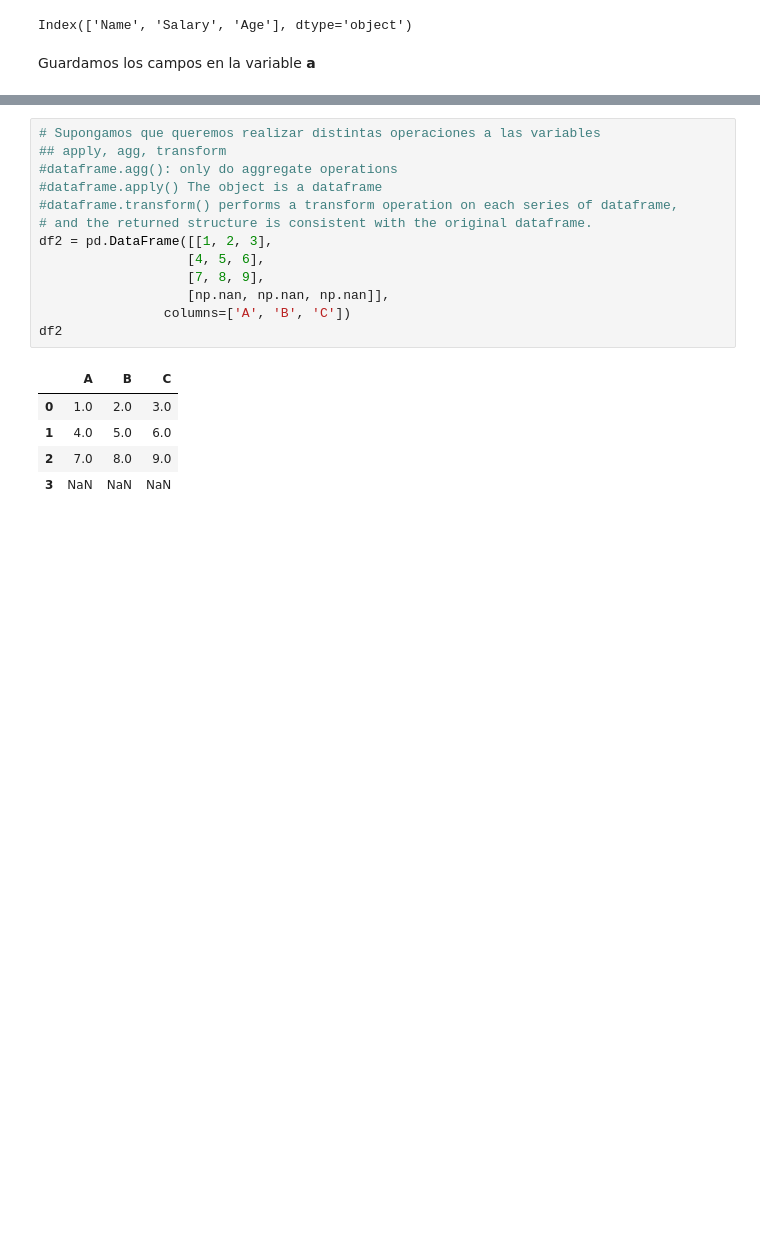
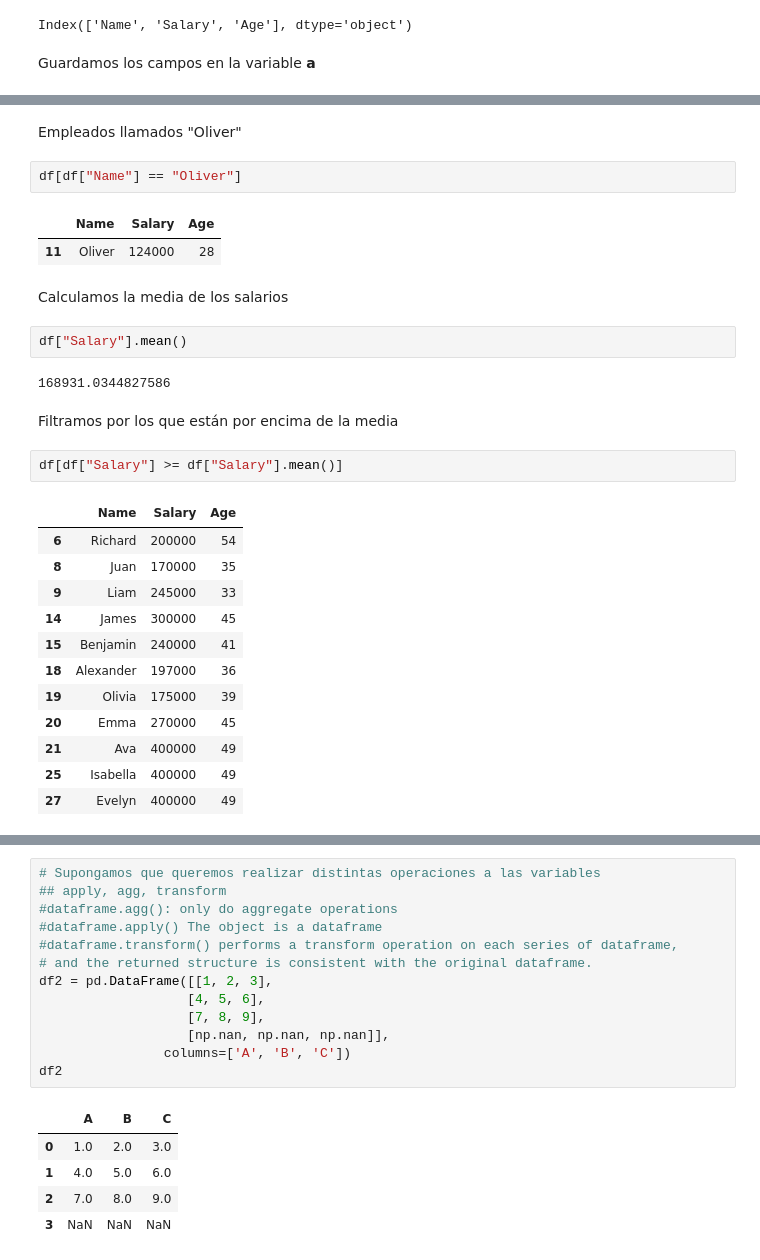
Before and after one commit to Agustin-Ber/Capacitacion-Python, a Jupyter notebook: Pandas/Pandas_Final.ipynb, the cells around one changed output, grey strips where cells are left out. Cells and saved outputs as stored; diff of their text form; blank space fills up the shorter version.

```diff
--- a/Pandas/Pandas_Final.ipynb
+++ b/Pandas/Pandas_Final.ipynb
@@ -279,0 +256,30 @@ print(c)
+# %% [markdown]
+Empleados llamados "Oliver"
+# %%
+df[df["Name"] == "Oliver"]
+# %% [output]
+|  | Name | Salary | Age |
+| 11 | Oliver | 124000 | 28 |
+# %% [markdown]
+Calculamos la media de los salarios
+# %%
+df["Salary"].mean()
+# %% [output]
+168931.0344827586
+# %% [markdown]
+Filtramos por los que están por encima de la media
+# %%
+df[df["Salary"] >= df["Salary"].mean()]
+# %% [output]
+|  | Name | Salary | Age |
+| 6 | Richard | 200000 | 54 |
+| 8 | Juan | 170000 | 35 |
+| 9 | Liam | 245000 | 33 |
+| 14 | James | 300000 | 45 |
+| 15 | Benjamin | 240000 | 41 |
+| 18 | Alexander | 197000 | 36 |
+| 19 | Olivia | 175000 | 39 |
+| 20 | Emma | 270000 | 45 |
+| 21 | Ava | 400000 | 49 |
+| 25 | Isabella | 400000 | 49 |
+| 27 | Evelyn | 400000 | 49 |
```
Also changed, not shown: parts of 69 cells of this notebook, 1 other file.
